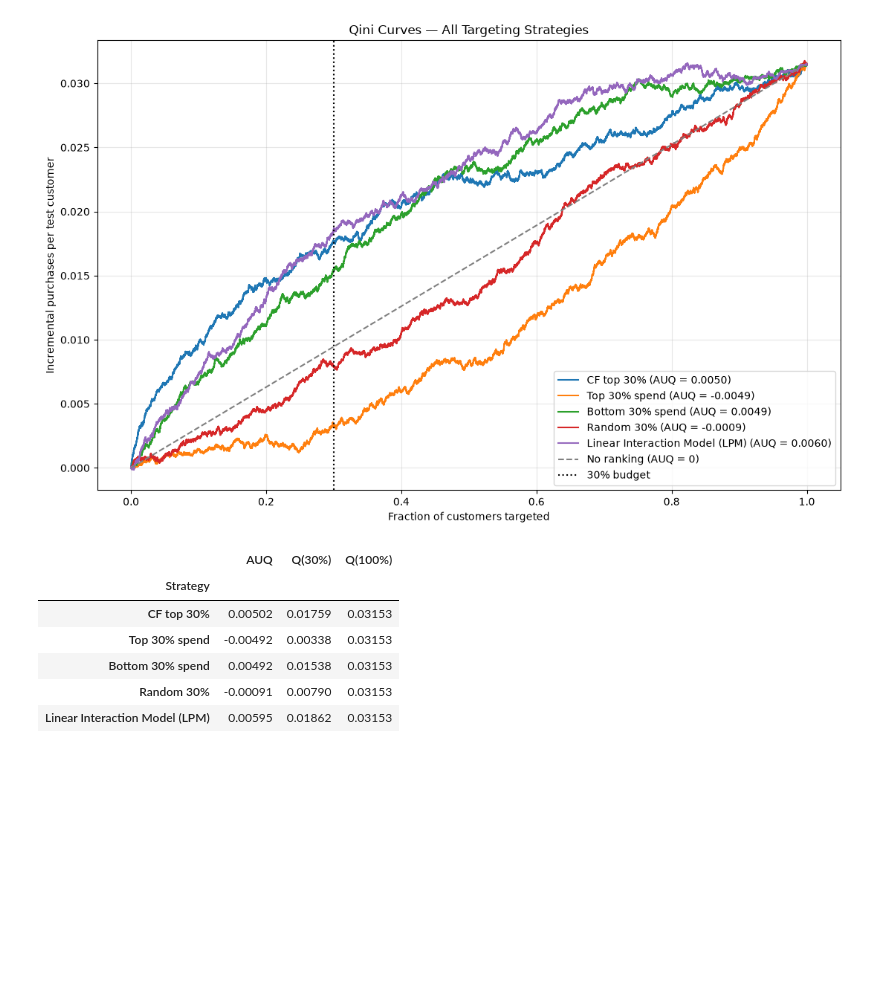
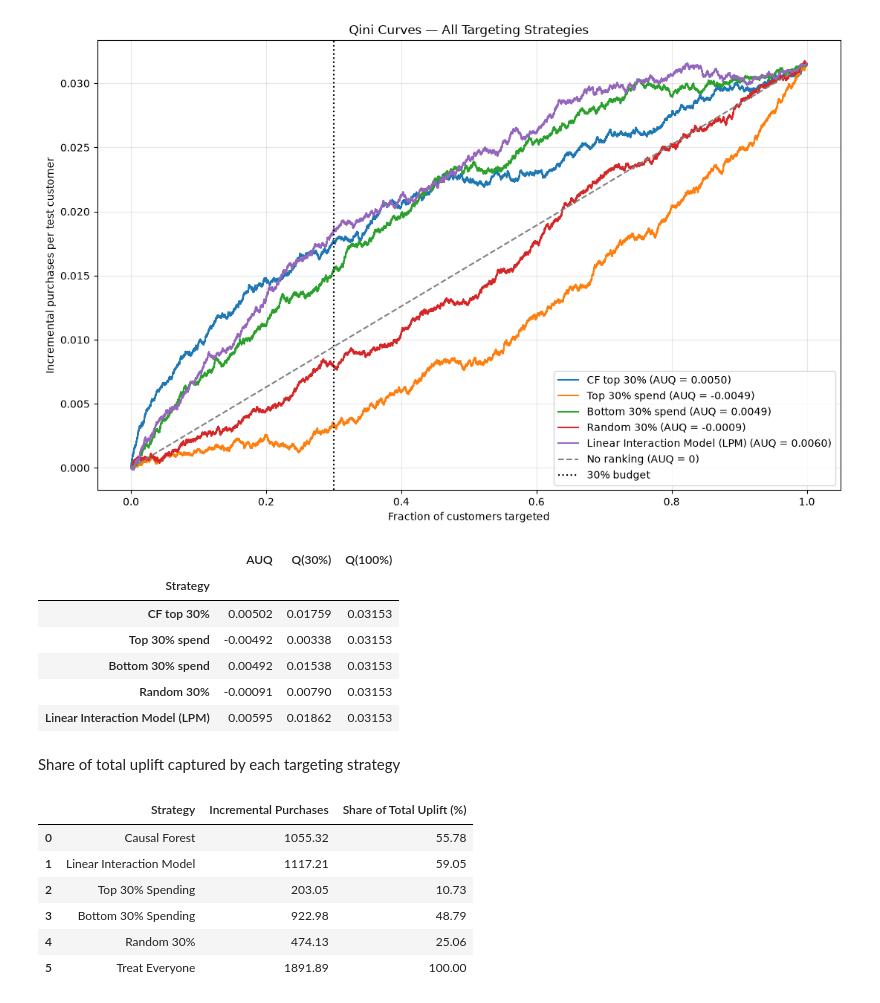
Before and after one commit to shannon-kwok/DSE4101-CausalForest-Grp2, a Jupyter notebook: notebooks/cf_targeting.ipynb, the cells around one changed output. Drawn from its saved outputs; the diff is of its cells as text; code cells hidden in the pictures; blank space fills up the shorter version.

Commit message:
added in denominator for treat all

```diff
--- a/notebooks/cf_targeting.ipynb
+++ b/notebooks/cf_targeting.ipynb
@@ -707,3 +707,61 @@ display(
 | Bottom 30% spend | 0.00492 | 0.01538 | 0.03153 |
 | Random 30% | -0.00091 | 0.00790 | 0.03153 |
 | Linear Interaction Model (LPM) | 0.00595 | 0.01862 | 0.03153 |
+# %% [markdown]
+Share of total uplift captured by each targeting strategy
+# %%
+# Share of total uplift captured by each targeting strategy
+
+rng = np.random.default_rng(RANDOM_STATE)
+
+# Treat everyone benchmark (denominator)
+total_uplift = gamma.sum()
+ate = gamma.mean()
+
+# Targeting strategies
+strategies = {
+    "Causal Forest": tau_hat,
+    "Linear Interaction Model": cate_lpm,
+    "Top 30% Spending": spend,
+    "Bottom 30% Spending": -spend,
+    "Random 30%": random_score
+}
+
+rows = []
+
+for name, scores in strategies.items():
+
+    # Rank customers and select top 30%
+    order = rank_order(scores, rng)
+    selected = order[:int(round(BUDGET * n))]
+
+    # Estimated incremental purchases
+    incremental_purchases = gamma[selected].sum()
+
+    # Share of total uplift captured (%)
+    share = incremental_purchases / total_uplift * 100
+
+    rows.append({
+        "Strategy": name,
+        "Incremental Purchases": incremental_purchases,
+        "Share of Total Uplift (%)": share
+    })
+
+# Treat everyone benchmark
+rows.append({
+    "Strategy": "Treat Everyone",
+    "Incremental Purchases": total_uplift,
+    "Share of Total Uplift (%)": 100.0
+})
+
+share_results = pd.DataFrame(rows)
+
+display(share_results.round(2))
+# %% [output]
+|  | Strategy | Incremental Purchases | Share of Total Uplift (%) |
+| 0 | Causal Forest | 1055.32 | 55.78 |
+| 1 | Linear Interaction Model | 1117.21 | 59.05 |
+| 2 | Top 30% Spending | 203.05 | 10.73 |
+| 3 | Bottom 30% Spending | 922.98 | 48.79 |
+| 4 | Random 30% | 474.13 | 25.06 |
+| 5 | Treat Everyone | 1891.89 | 100.00 |
```
Also changed, not shown: parts of 5 cells of this notebook, 4 other files.
